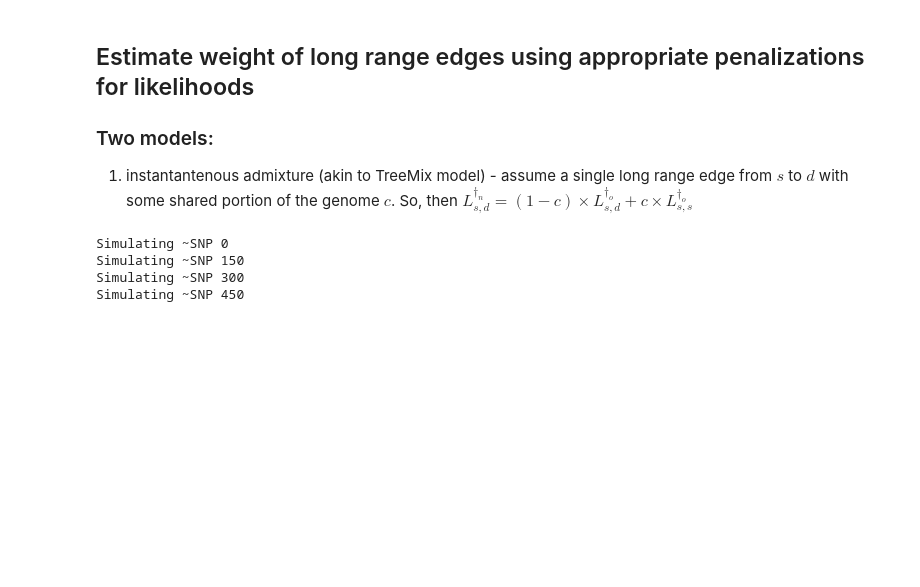
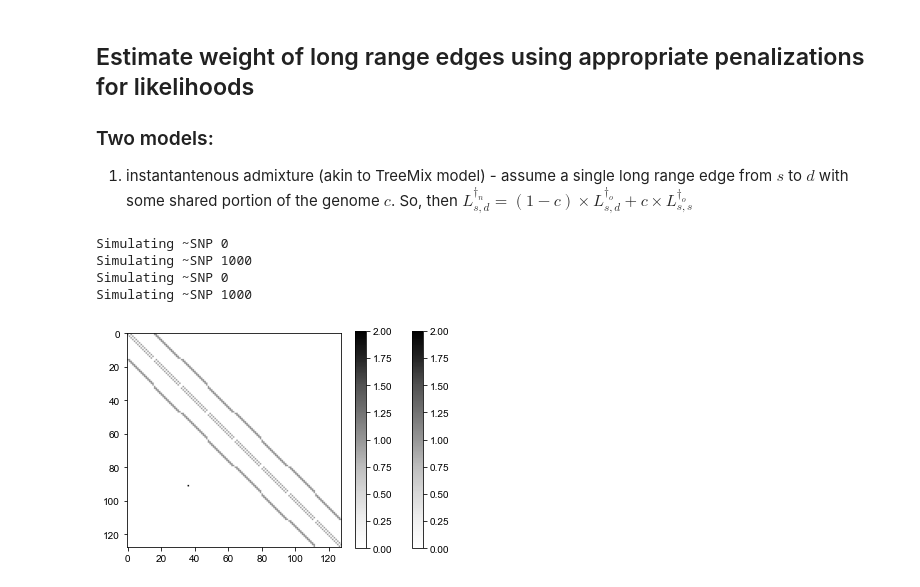
Before and after one commit to NovembreLab/feems, a Jupyter notebook: docs/notebooks/est-long-range.ipynb, the cells around one changed output. Cells and saved outputs as stored; diff of their text form; code cells hidden in the pictures; blank space fills up the shorter version.

```diff
--- a/docs/notebooks/est-long-range.ipynb
+++ b/docs/notebooks/est-long-range.ipynb
@@ -44,15 +49,17 @@ plt.rcParams["font.sans-serif"] = "Arial"
 # %%
 n_rows, n_columns = 8, 16
 graph_def, _, _, edge_def = setup_graph(n_rows=n_rows, n_columns=n_columns, corridor_w=1.0, barrier_w=1.0, barrier_prob=1.0, corridor_left_prob=1., corridor_right_prob=1., barrier_startpt=0.5, barrier_endpt=6.5)
 
 lrn = [(36,91)]
 
 ## using 1.0 to ensure all nodes are sampled equally well (default params otherwise: 4x8 grid)
 graph, coord, grid, edge = setup_graph_long_range(n_rows=n_rows, n_columns=n_columns, corridor_w=1.0, barrier_startpt=5.5, barrier_endpt=5.5,barrier_w=1.0, barrier_prob=1.0, long_range_nodes=lrn, long_range_edges=[2.])
 
-gen_test_1e = simulate_genotypes(graph, target_n_snps=500, n_print=150)
+gen_test_1e = simulate_genotypes(graph, target_n_snps=1200, n_print=500, mu=1e-1)
+gen_test_1e_asym = simulate_genotypes(graph, target_n_snps=1200, mu=1e-1, n_print=500, asymmetric=True, long_range_nodes=lrn, long_range_edges=[2.])
 # %% [output]
 Simulating ~SNP 0
-Simulating ~SNP 150
-Simulating ~SNP 300
-Simulating ~SNP 450
+Simulating ~SNP 1000
+Simulating ~SNP 0
+Simulating ~SNP 1000
+[figure, added]
```
Also changed, not shown: parts of 44 cells of this notebook, 2 other files.
